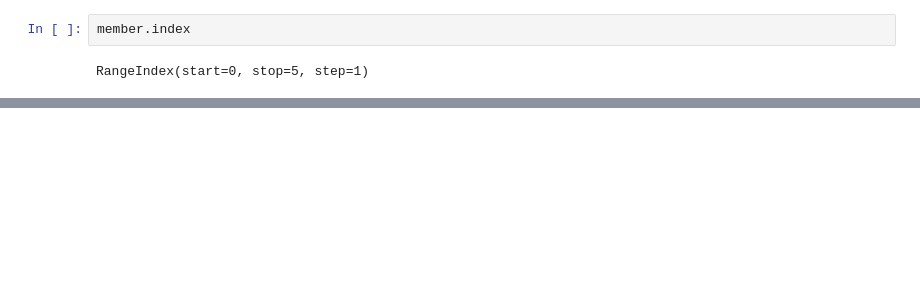
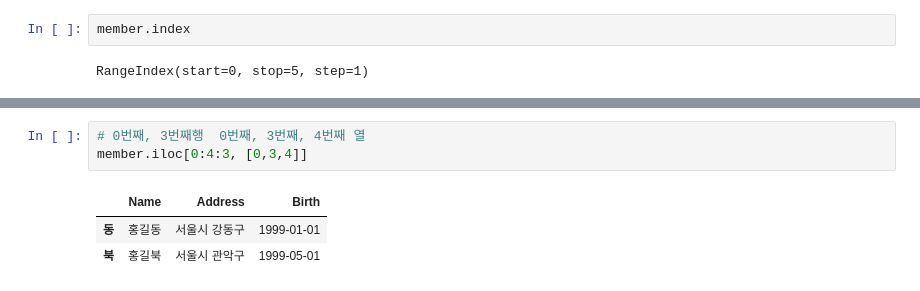
Before and after one commit to comlec/ai_x, a Jupyter notebook: source/01_python/ch11_데이터프레임과시리즈(Pandas)_1절~8절.ipynb, the cells around one changed output, grey strips where cells are left out. Cells and saved outputs as stored; diff of their text form; blank space fills up the shorter version.

```diff
--- a/source/01_python/ch11_데이터프레임과시리즈(Pandas)_1절~8절.ipynb
+++ b/source/01_python/ch11_데이터프레임과시리즈(Pandas)_1절~8절.ipynb
@@ -872,0 +883,7 @@ member.iloc[::2, :-1]
+# %%
+# 0번째, 3번째행  0번째, 3번째, 4번째 열
+member.iloc[0:4:3, [0,3,4]]
+# %% [output]
+|  | Name | Address | Birth |
+| 동 | 홍길동 | 서울시 강동구 | 1999-01-01 |
+| 북 | 홍길북 | 서울시 관악구 | 1999-05-01 |
```
Also changed, not shown: parts of 106 cells of this notebook.
